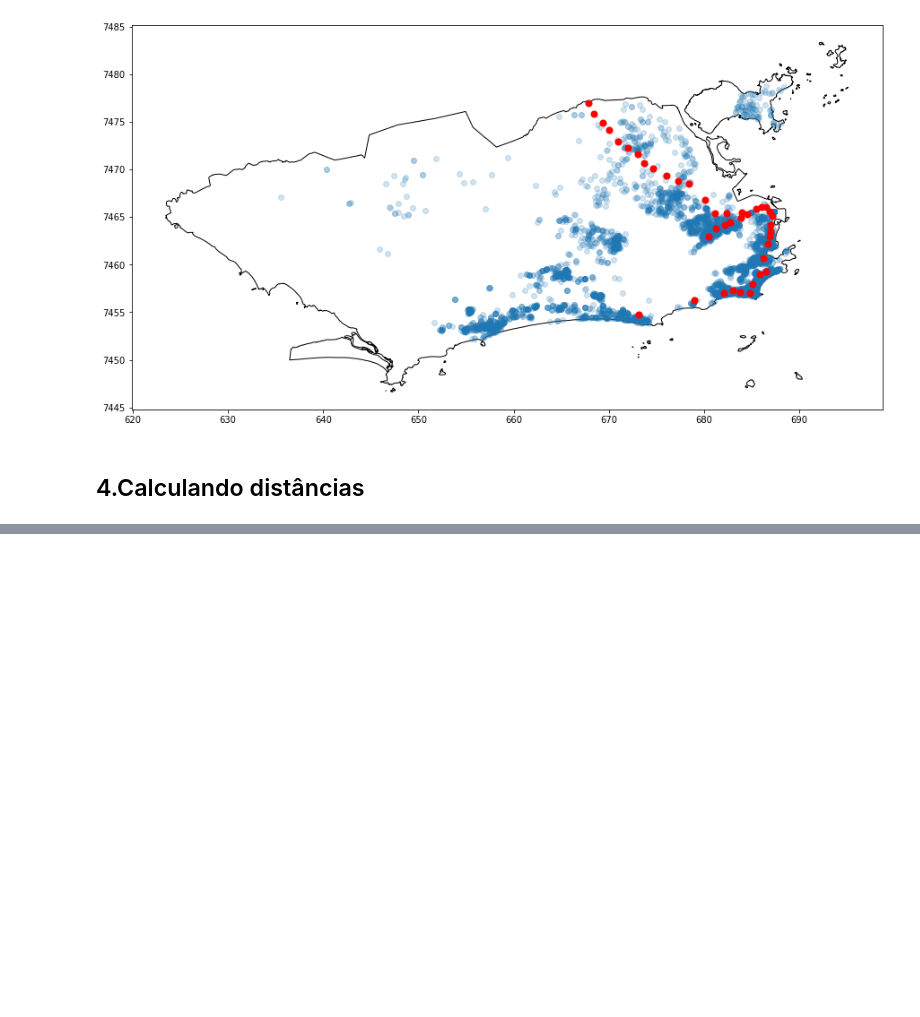
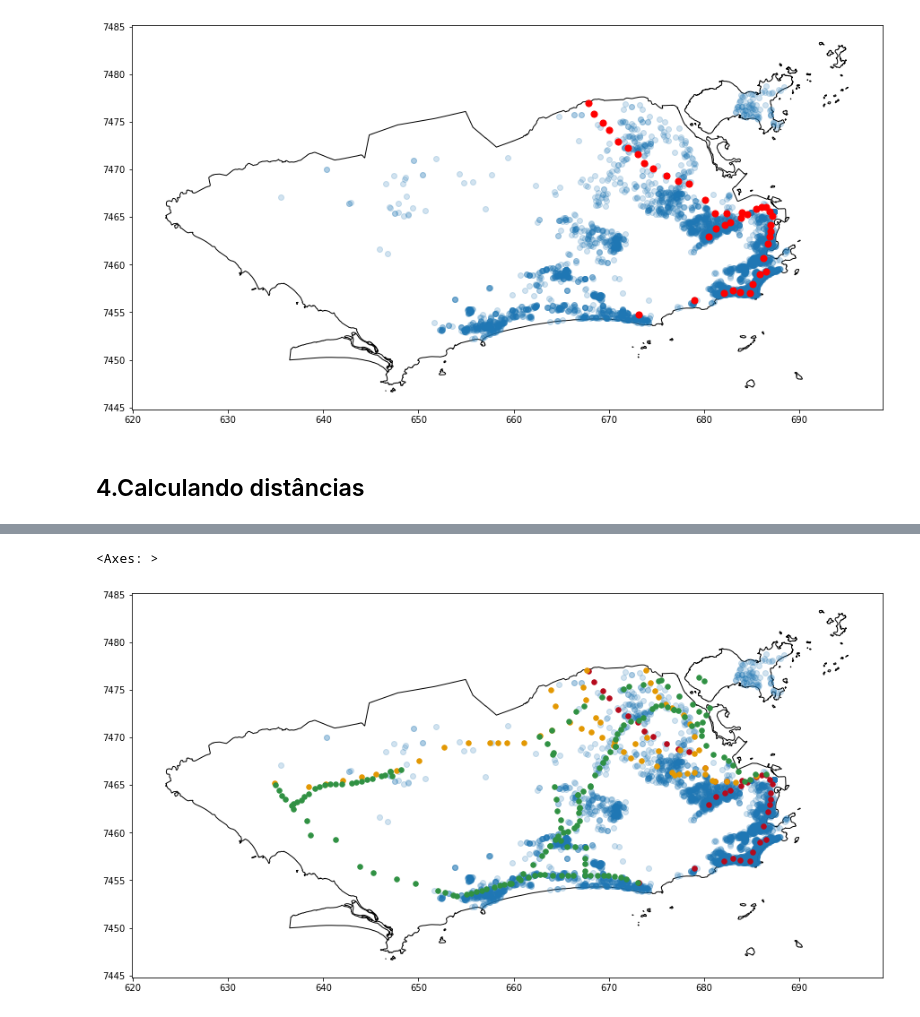
Before and after one commit to FranciscoFoz/programming-training, a Jupyter notebook: 12 - Pacotes Python/geopandas/curso_alura_geopandas.ipynb, the cells around one changed output, grey strips where cells are left out. Drawn from its saved outputs; the diff is of its cells as text; code cells hidden in the pictures; blank space fills up the shorter version.

Commit message:
Finalizando curso

```diff
--- a/12 - Pacotes Python/geopandas/curso_alura_geopandas.ipynb
+++ b/12 - Pacotes Python/geopandas/curso_alura_geopandas.ipynb
@@ -259,0 +290,2 @@ metro.plot(ax=base, color='red',markersize=50)
+# %%
+geo_dados_crs['Dist_metro'] = geo_dados_crs['geometry'].apply(lambda x: metro.distance(x).min())
@@ -259,0 +330,21 @@ metro.plot(ax=base, color='red',markersize=50)
+# %%
+url_t = 'https://github.com/alura-cursos/curso_geopandas/raw/main/dados/trem.geojson'
+url_b = 'https://github.com/alura-cursos/curso_geopandas/raw/main/dados/brt.geojson'
+# %%
+trem = gpd.read_file(url_t)
+brt = gpd.read_file(url_b)
+
+trem = trem.to_crs('+proj=utm +zone=23 +south +ellps=GRS80 +towgs84=0,0,0,0,0,0,0 +units=km +no_defs')
+brt = brt.to_crs('+proj=utm +zone=23 +south +ellps=GRS80 +towgs84=0,0,0,0,0,0,0 +units=km +no_defs')
+# %%
+trem = trem[trem.within(rj_cidade.iloc[0].geometry)]
+brt = brt[brt.within(rj_cidade.iloc[0].geometry)]
+# %%
+base = rj_cidade.plot(color='white',edgecolor='black',figsize=(15,10))
+geo_dados_crs.plot(ax=base,alpha=0.2)
+metro.plot(ax=base, color='#b60a1c',markersize=30)
+trem.plot(ax=base, color='#e39802',markersize=30)
+brt.plot(ax=base, color='#309143',markersize=30)
+# %% [output]
+<Axes: >
+[figure, added]
```
Also changed, not shown: parts of 22 cells of this notebook, 2 other files.
